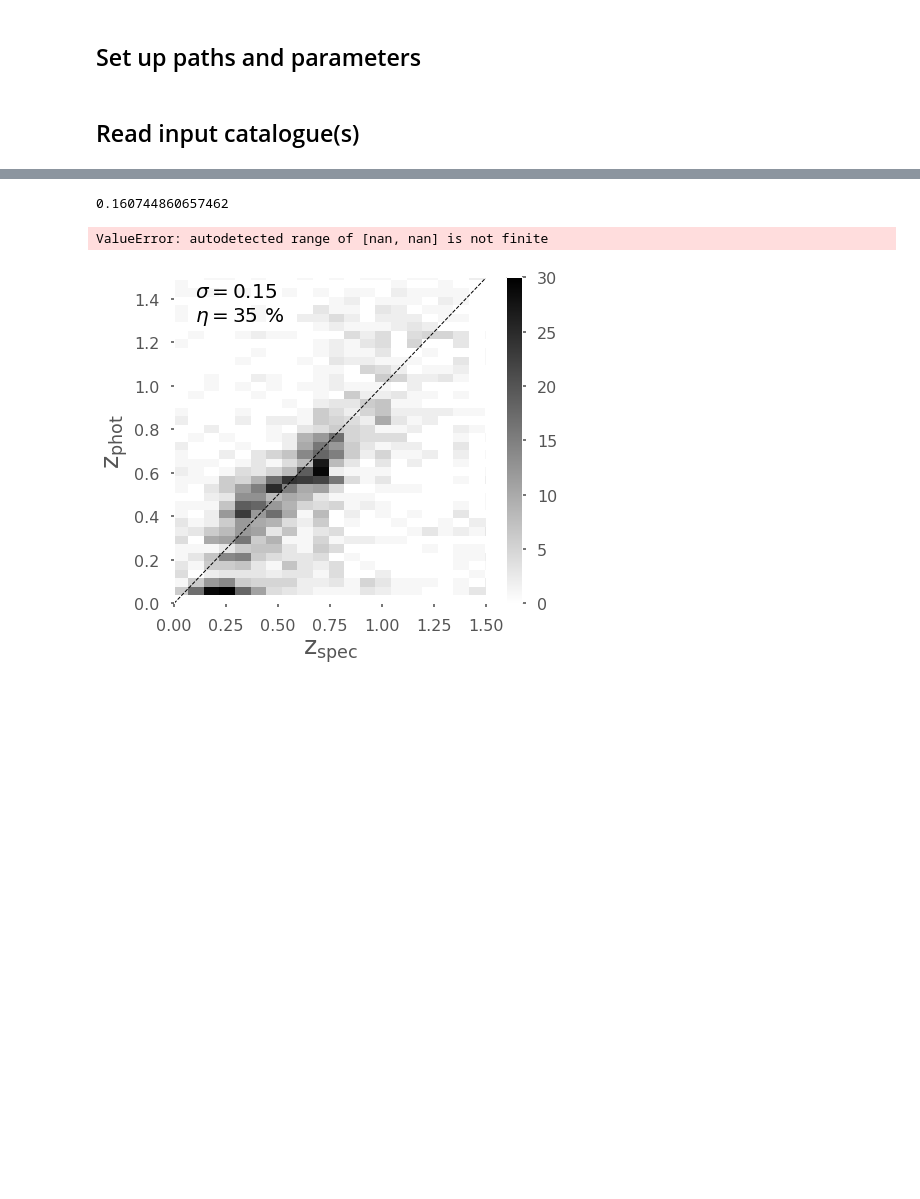
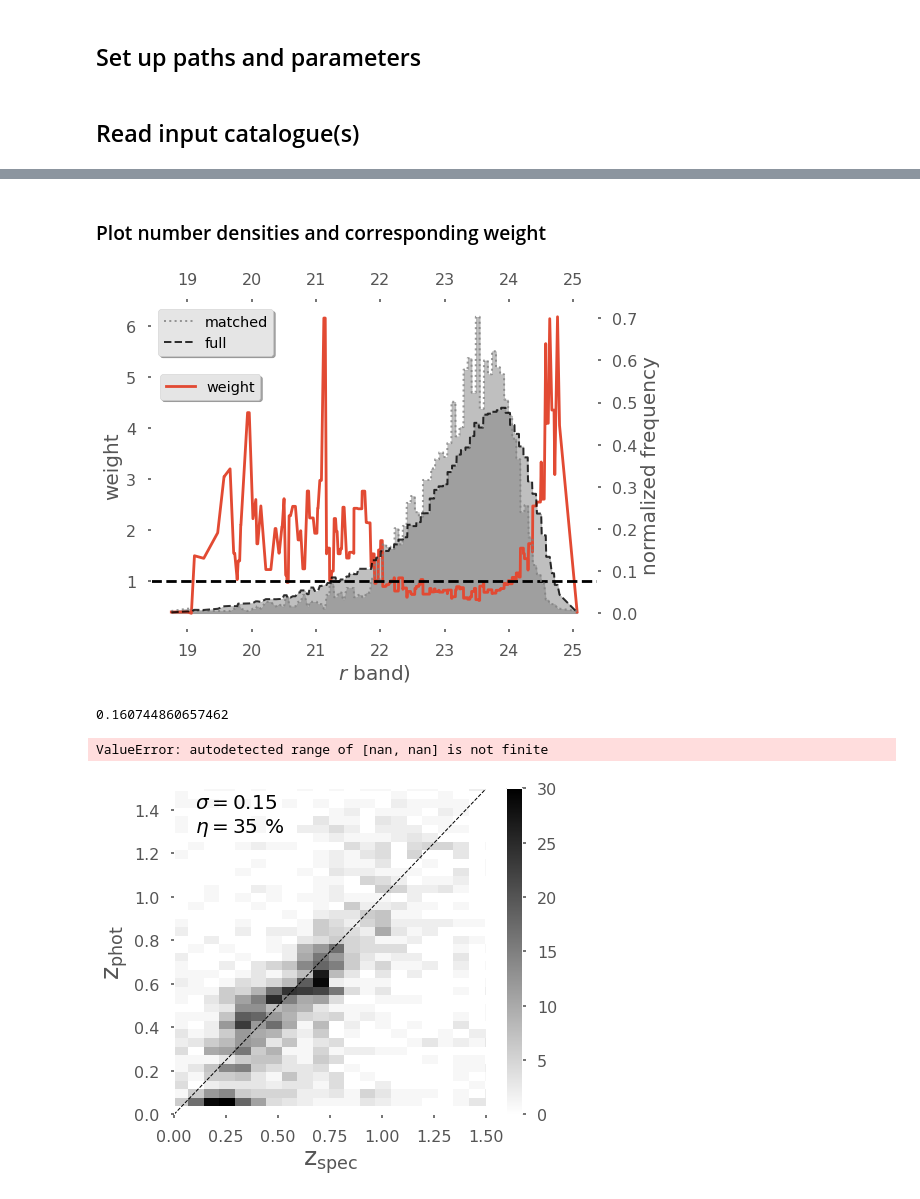
Before and after one commit to martinkilbinger/shapepipe_photoz, a Jupyter notebook: plot_cat.ipynb, the cells around one changed output, grey strips where cells are left out. Cells and saved outputs as stored; diff of their text form; code cells hidden in the pictures; blank space fills up the shorter version.

Commit message:
plot_cat: reproduce Fig. 7

```diff
--- a/plot_cat.ipynb
+++ b/plot_cat.ipynb
@@ -123,3 +86,47 @@ FileNotFoundError: [Errno 2] No such file or directory: 'CFIS_matched_deep_2_3_c
+# %% [markdown]
+### Plot number densities and corresponding weight
+# %%
+fontsize = 20
+linewidth = 2
+
+fig = plt.figure(figsize=(8, 6), tight_layout=False)
+
+ax1 = fig.add_subplot(111)
+ax2 = ax1.twinx()
+ax3 = ax2.twiny()
+ax1.get_shared_x_axes().join(ax2, ax3)
+ax2.grid(False)
+ax3.grid(False)
+ax2.set_ylabel('normalized frequency', fontsize=fontsize)
+
+ax1.set_facecolor('white')
+#ax1.grid(True, color='grey', lw=0.5)
+ax1.grid(False)
+ax1.set_xlabel(r'$r$' + ' band)', fontsize=fontsize)
+ax1.set_ylabel('weight', fontsize=fontsize)
+
+ax1.plot(df_matched[column].to_numpy(), w, label='weight')
+ax1.axhline(1, color='k', linestyle='--')
+
+ax2.plot(h1, np.array(weights), linestyle='dotted', linewidth=linewidth, color='grey', alpha=0.8, label='matched')
+ax3.fill_between(h1, np.array(weights), color='grey', alpha=0.5)
+
+ax2.plot(h2, np.array(uweights), linestyle='dashed', linewidth=linewidth, color='k', alpha=0.8, label='full')
+ax3.fill_between(h2, np.array(uweights), color='grey', alpha=0.5)
+
+legend = ax2.legend(loc='upper left', shadow=True, fontsize='x-large')
+legend = ax1.legend(loc=(0.02,0.7), shadow=True, fontsize='x-large')
+
+# order
+ax3.zorder = 1 # fills in back
+ax1.zorder = 2 # then the line
+ax2.zorder = 3 # then the points
+ax1.patch.set_visible(False)
+
+plt.savefig('mag_weight_dist_deep23.pdf', bbox_inches='tight', transparent=True)
+plt.show()
+# %% [output]
+[figure, added]
 # %%
 df_matched = pd.read_csv('output/' + 'ps3pi_cfis' + '/CFIS_matched_deep_2_3_catalog_R' + '/files/' + 'CFIS_matched_deep_2_3_catalog_R_preprocessed' + '.csv')
 df_matched = df_matched.dropna()
```
Also changed, not shown: parts of 6 cells of this notebook.
